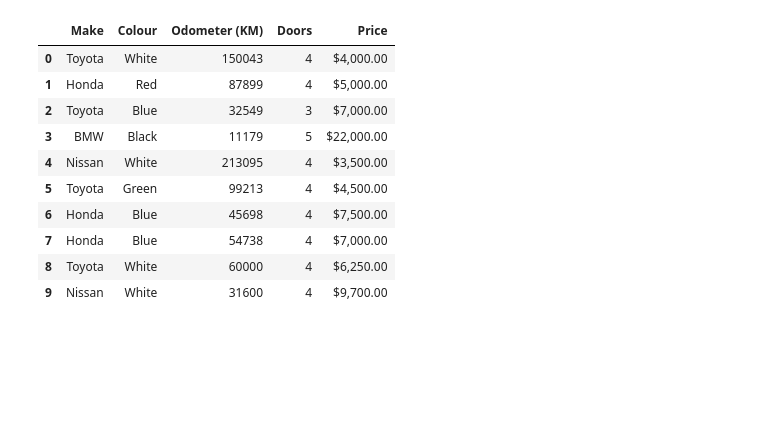
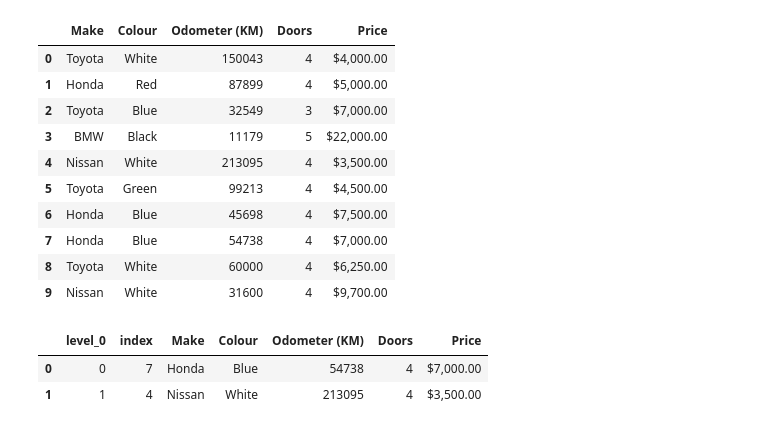
Before and after one commit to Thatsgaurav/Machine-Learning-Data-Science, a Jupyter notebook: Pandas Data Analysis/Intro-to-pandas.ipynb, the cells around one changed output. Drawn from its saved outputs; the diff is of its cells as text; code cells hidden in the pictures; blank space fills up the shorter version.

```diff
--- a/Pandas Data Analysis/Intro-to-pandas.ipynb
+++ b/Pandas Data Analysis/Intro-to-pandas.ipynb
@@ -743,3 +743,10 @@ car_sales
 | 7 | Honda | Blue | 54738 | 4 | $7,000.00 |
 | 8 | Toyota | White | 60000 | 4 | $6,250.00 |
 | 9 | Nissan | White | 31600 | 4 | $9,700.00 |
+# %%
+car_sales_shuffled.reset_index(inplace=True)
+car_sales_shuffled
+# %% [output]
+|  | level_0 | index | Make | Colour | Odometer (KM) | Doors | Price |
+| 0 | 0 | 7 | Honda | Blue | 54738 | 4 | $7,000.00 |
+| 1 | 1 | 4 | Nissan | White | 213095 | 4 | $3,500.00 |
```
Also changed, not shown: parts of 1 cell of this notebook.
